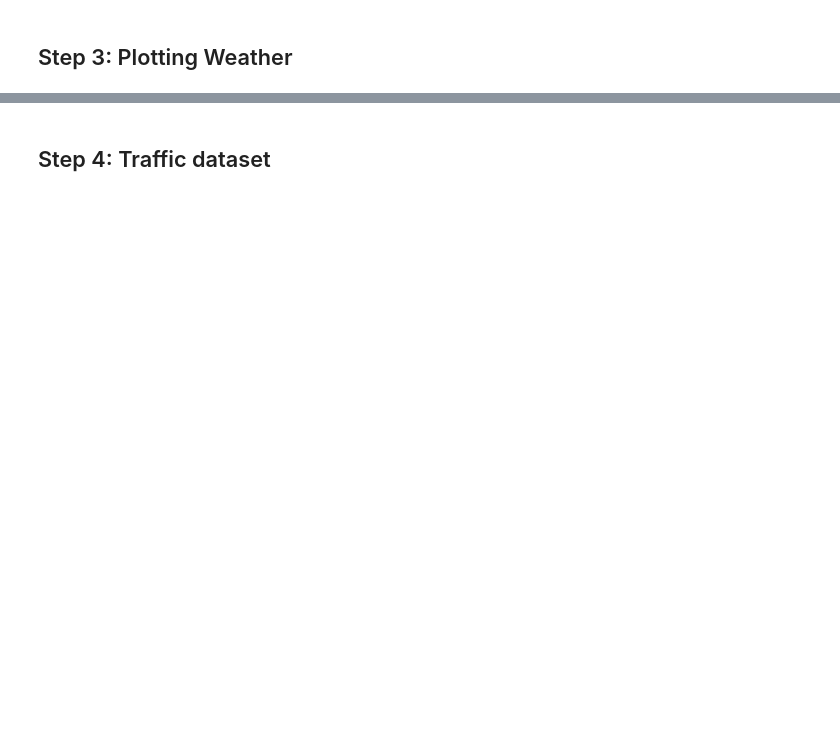
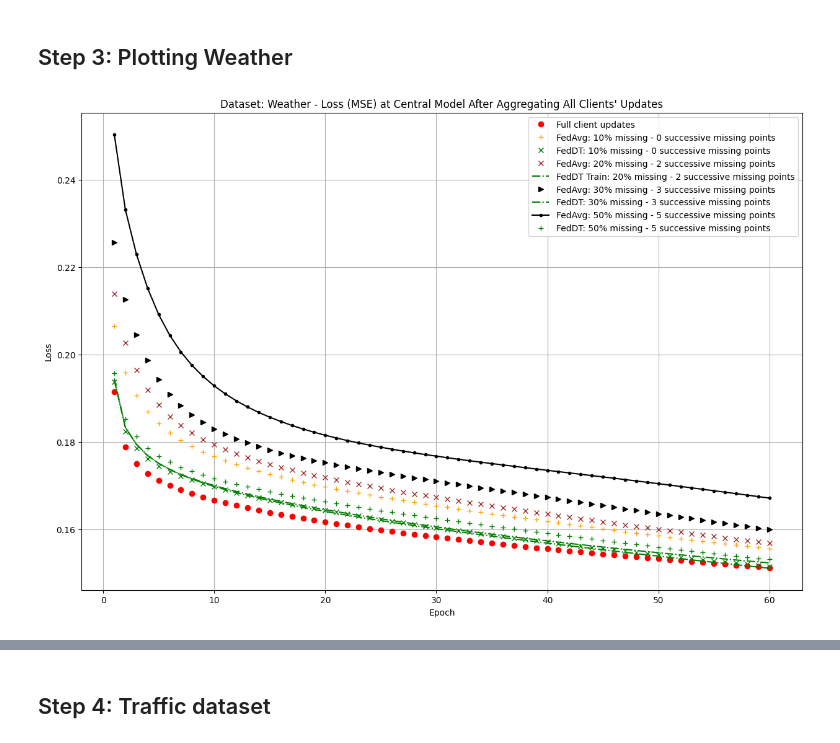
Before and after one commit to thanhquanse/fl-intermittency, a Jupyter notebook: FL-DT-visualizer.ipynb, the cells around one changed output, grey strips where cells are left out. Cells and saved outputs as stored; diff of their text form; code cells hidden in the pictures; blank space fills up the shorter version.

```diff
--- a/FL-DT-visualizer.ipynb
+++ b/FL-DT-visualizer.ipynb
@@ -230,0 +103,94 @@ plt.show()
+# %%
+HISTORY_DIR = f'model_history'
+DATASET = "weather"
+MATRIX_MISSING_LENGTH = "10x10"
+LOCATION = "central"
+
+loss_mode_display = "losses"
+rmse_mode_display = "rmses"
+
+normal_losses_rmses_dict = {}
+
+avg_losses_rmses_dict_2 = {}
+weigh_losses_rmses_dict_20 = {}
+
+avg_losses_rmses_dict_30 = {}
+weigh_losses_rmses_dict_30 = {}
+
+avg_losses_rmses_dict_40 = {}
+weigh_losses_rmses_dict_40 = {}
+
+avg_losses_rmses_dict_50 = {}
+weigh_losses_rmses_dict_50 = {}
+
+with open(f"{HISTORY_DIR}/{DATASET}/normal/{LOCATION}/losses_rmses.json") as normal_file:
+    normal_losses_rmses_dict = json.load(normal_file)
+
+with open(f"{HISTORY_DIR}/{DATASET}/avg/{LOCATION}/{MATRIX_MISSING_LENGTH}/01/noadjacency/losses_rmses.json") as avg_file_10:
+    avg_losses_rmses_dict_10 = json.load(avg_file_10)
+with open(f"{HISTORY_DIR}/{DATASET}/weight/{LOCATION}/{MATRIX_MISSING_LENGTH}/01/noadjacency/losses_rmses.json") as weigh_file_10:
+    weigh_losses_rmses_dict_10 = json.load(weigh_file_10)
+
+with open(f"{HISTORY_DIR}/{DATASET}/avg/{LOCATION}/{MATRIX_MISSING_LENGTH}/02/2adjacency/losses_rmses.json") as avg_file_20:
+    avg_losses_rmses_dict_20 = json.load(avg_file_20)
+with open(f"{HISTORY_DIR}/{DATASET}/weight/{LOCATION}/{MATRIX_MISSING_LENGTH}/02/2adjacency/losses_rmses.json") as weigh_file_20:
+    weigh_losses_rmses_dict_20 = json.load(weigh_file_20)
+
+with open(f"{HISTORY_DIR}/{DATASET}/avg/{LOCATION}/{MATRIX_MISSING_LENGTH}/03/3adjacency/losses_rmses.json") as avg_file_30:
+    avg_losses_rmses_dict_30 = json.load(avg_file_30)
+with open(f"{HISTORY_DIR}/{DATASET}/weight/{LOCATION}/{MATRIX_MISSING_LENGTH}/03/3adjacency/losses_rmses.json") as weigh_file_30:
+    weigh_losses_rmses_dict_30 = json.load(weigh_file_30)
+
+with open(f"{HISTORY_DIR}/{DATASET}/avg/{LOCATION}/{MATRIX_MISSING_LENGTH}/05/5adjacency/losses_rmses.json") as avg_file_50:
+    avg_losses_rmses_dict_50 = json.load(avg_file_50)
+with open(f"{HISTORY_DIR}/{DATASET}/weight/{LOCATION}/{MATRIX_MISSING_LENGTH}/05/5adjacency/losses_rmses.json") as weigh_file_50:
+    weigh_losses_rmses_dict_50 = json.load(weigh_file_50)
+
+plt.figure(figsize=(15, 10))
+plt.plot(range(1, len(normal_losses_rmses_dict[loss_mode_display]) + 1), normal_losses_rmses_dict[loss_mode_display], 'o', color='red', label='Full client updates')
+
+plt.plot(range(1, len(avg_losses_rmses_dict_10[loss_mode_display]) + 1), avg_losses_rmses_dict_10[loss_mode_display], '+', color="orange", label='FedAvg: 10% missing - 0 successive missing points')
+plt.plot(range(1, len(weigh_losses_rmses_dict_10[loss_mode_display]) + 1), weigh_losses_rmses_dict_10['losses'], 'x', color='green', label='FedDT: 10% missing - 0 successive missing points')
+
+plt.plot(range(1, len(avg_losses_rmses_dict_20[loss_mode_display]) + 1), avg_losses_rmses_dict_20[loss_mode_display], 'x', color='brown', label='FedAvg: 20% missing - 2 successive missing points')
+plt.plot(range(1, len(weigh_losses_rmses_dict_20[loss_mode_display]) + 1), weigh_losses_rmses_dict_20[loss_mode_display], '-.', color='green', label='FedDT Train: 20% missing - 2 successive missing points')
+
+plt.plot(range(1, len(avg_losses_rmses_dict_30[loss_mode_display]) + 1), avg_losses_rmses_dict_30[loss_mode_display], '>', color='black', label='FedAvg: 30% missing - 3 successive missing points')
+plt.plot(range(1, len(weigh_losses_rmses_dict_30[loss_mode_display]) + 1), weigh_losses_rmses_dict_30[loss_mode_display], '-.', color='green', label='FedDT: 30% missing - 3 successive missing points')
+
+plt.plot(range(1, len(avg_losses_rmses_dict_50[loss_mode_display]) + 1), avg_losses_rmses_dict_50[loss_mode_display], '.-', color='black', label='FedAvg: 50% missing - 5 successive missing points')
+plt.plot(range(1, len(weigh_losses_rmses_dict_50[loss_mode_display]) + 1), weigh_losses_rmses_dict_50[loss_mode_display], '+', color='green', label='FedDT: 50% missing - 5 successive missing points')
+
+
+plt.title("Dataset: Weather - Loss (MSE) at Central Model After Aggregating All Clients' Updates")
+plt.xlabel("Epoch")
+plt.ylabel("Loss")
+plt.legend()
+plt.grid(True)
+plt.show()
+
+
+plt.figure(figsize=(15, 10))
+plt.plot(range(1, len(normal_losses_rmses_dict[rmse_mode_display]) + 1), normal_losses_rmses_dict[rmse_mode_display], 'o', color='red', label='Full client updates')
+
+plt.plot(range(1, len(avg_losses_rmses_dict_10[rmse_mode_display]) + 1), avg_losses_rmses_dict_10[rmse_mode_display], '+', color="orange", label='FedAvg: 10% missing - 0 successive missing points')
+plt.plot(range(1, len(weigh_losses_rmses_dict_10[rmse_mode_display]) + 1), weigh_losses_rmses_dict_10[rmse_mode_display], 'x', color='green', label='FedDT: 10% missing - 0 successive missing points')
+
+plt.plot(range(1, len(avg_losses_rmses_dict_20[rmse_mode_display]) + 1), avg_losses_rmses_dict_20[rmse_mode_display], 'x', color='brown', label='FedAvg: 20% missing - 2 successive missing points')
+plt.plot(range(1, len(weigh_losses_rmses_dict_20[rmse_mode_display]) + 1), weigh_losses_rmses_dict_20[rmse_mode_display], '-o', color='green', label='FedDT: 20% missing - 2 successive missing points')
+
+plt.plot(range(1, len(avg_losses_rmses_dict_30[rmse_mode_display]) + 1), avg_losses_rmses_dict_30[rmse_mode_display], 'x', color='black', label='FedAvg: 30% missing - 3 successive missing points')
+plt.plot(range(1, len(weigh_losses_rmses_dict_30[rmse_mode_display]) + 1), weigh_losses_rmses_dict_30[rmse_mode_display], '-o', color='green', label='FedDT: 30% missing - 3 successive missing points')
+
+plt.plot(range(1, len(avg_losses_rmses_dict_50[rmse_mode_display]) + 1), avg_losses_rmses_dict_50[rmse_mode_display], '.-', color='black', label='FedAvg: 50% missing - 5 successive missing points')
+plt.plot(range(1, len(weigh_losses_rmses_dict_50[rmse_mode_display]) + 1), weigh_losses_rmses_dict_50[rmse_mode_display], '+', color='green', label='FedDT: 50% missing - 5 successive missing points')
+
+
+plt.title("Dataset: Weather - RMSE at Central Model After Aggregating All Clients' Updates")
+plt.xlabel("Epoch")
+plt.ylabel("RMSE")
+plt.legend()
+plt.grid(True)
+plt.show()
+# %% [output]
+[figure, added]
```
Also changed, not shown: parts of 16 cells of this notebook, 2 other files.
